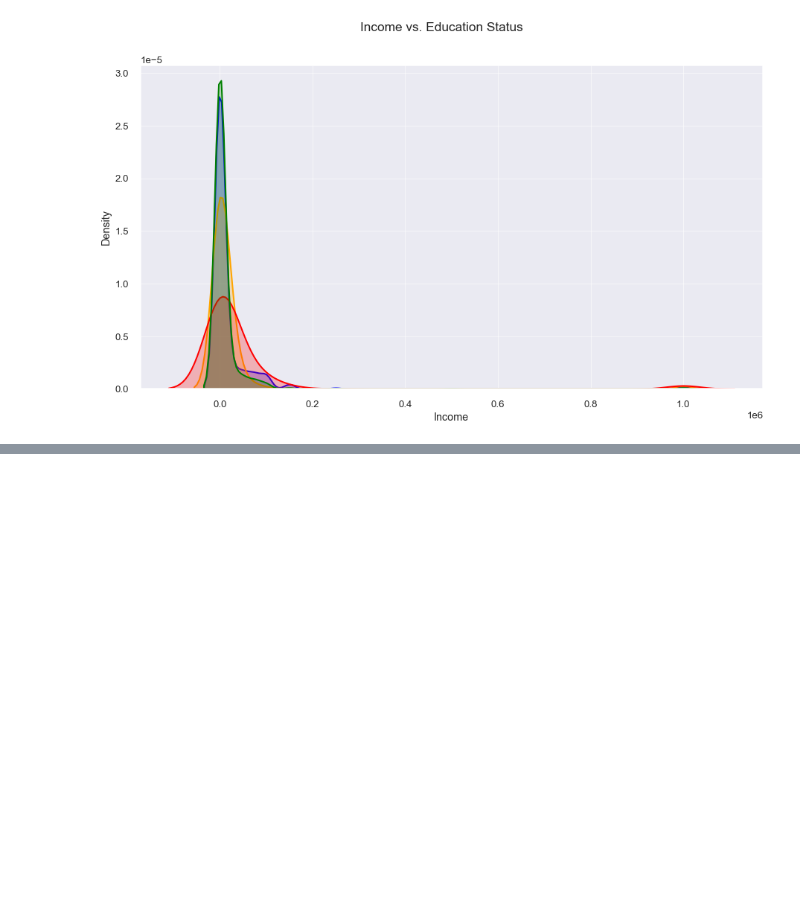
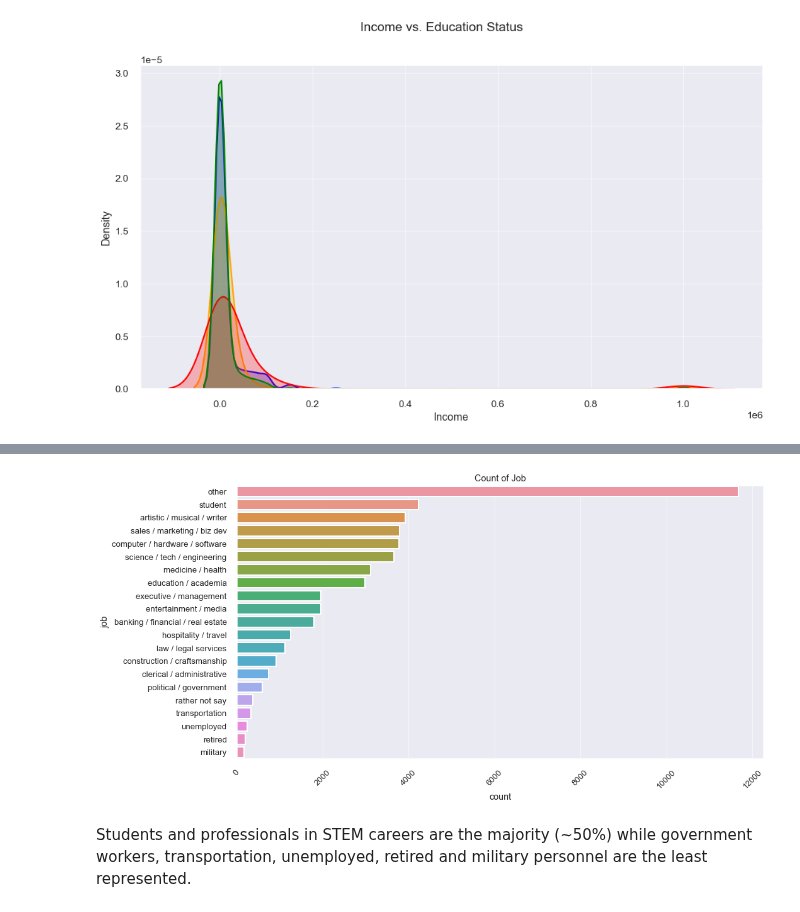
Before and after one commit to LenSin3/OkCupid-Date-a-Scientist, a Jupyter notebook: date-a-scientist.ipynb, the cells around one changed output, grey strips where cells are left out. Drawn from its saved outputs; the diff is of its cells as text; code cells hidden in the pictures; blank space fills up the shorter version.

Commit message:
plot count of job categories

```diff
--- a/date-a-scientist.ipynb
+++ b/date-a-scientist.ipynb
@@ -807,0 +820,2 @@ fig.suptitle("Income vs. Education Status");
+# %%
+profiles_df['job'].fillna('other', inplace=True)
@@ -807,0 +855,14 @@ fig.suptitle("Income vs. Education Status");
+# %%
+fig, ax = plt.subplots()
+# the size of A4 paper lanscape
+fig.set_size_inches(15, 8)
+sns.set_context("poster", font_scale = .6, rc={"grid.linewidth": 0.6})
+sns.countplot(y = profiles_df['job'], order=profiles_df['job'].value_counts(ascending=False).index, ax=ax)
+plt.setp(ax.get_xticklabels(), rotation=45)
+plt.title('Count of Job')
+plt.savefig('job.png')
+plt.show()
+# %% [output]
+[figure, added]
+# %% [markdown]
+Students and professionals in STEM careers are the majority (~50%) while government workers, transportation, unemployed, retired and military personnel are the least represented.
```
Also changed, not shown: parts of 7 cells of this notebook, 1 other file.
